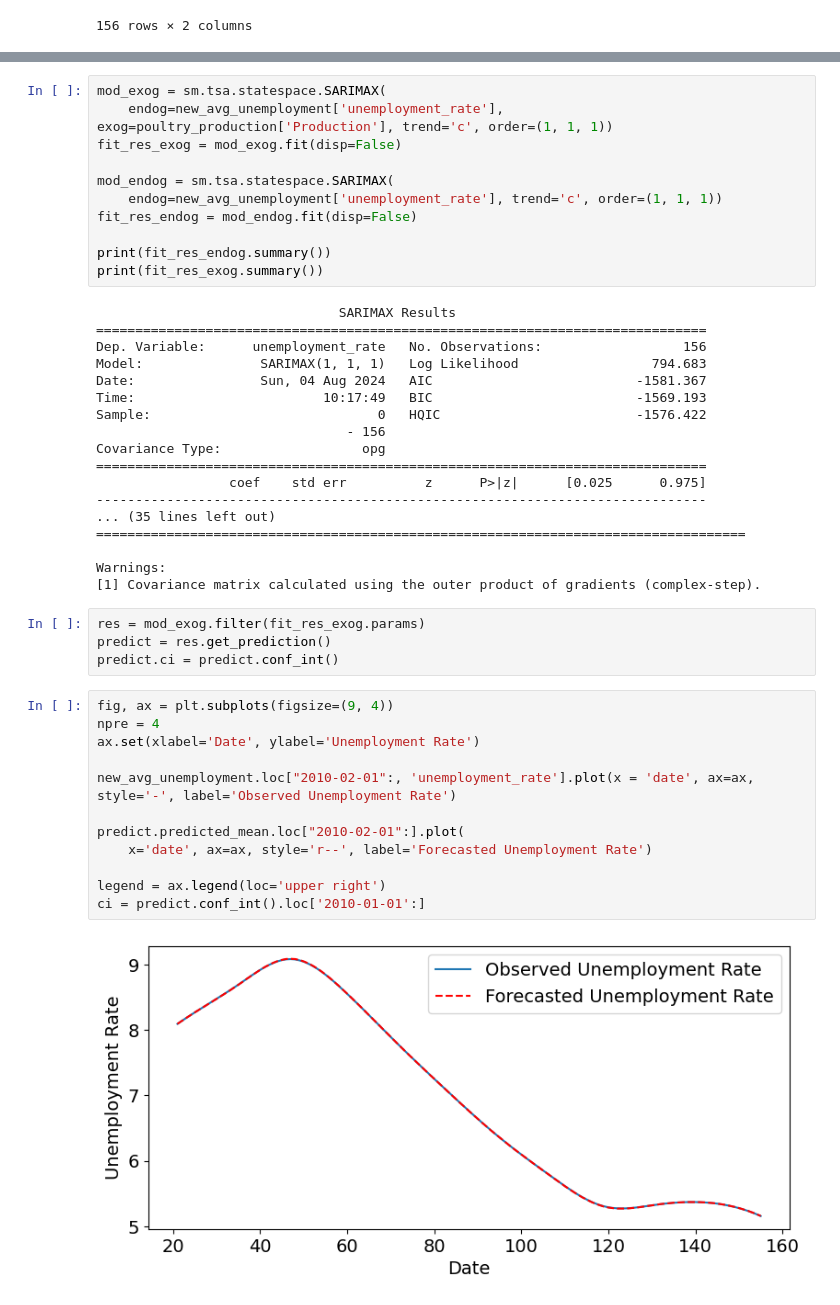
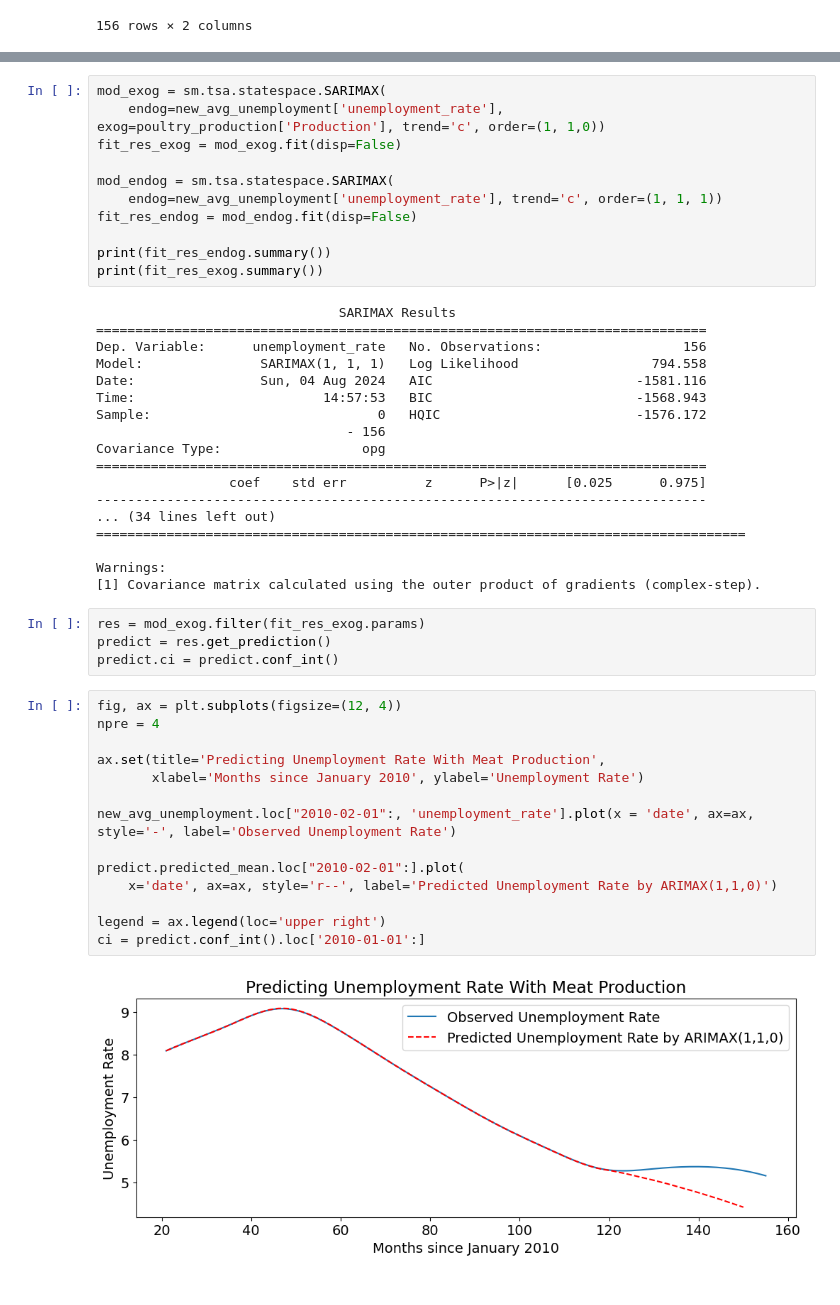
Before and after one commit to arjashok/2024-Summer-Datathon, a Jupyter notebook: src/ARMA Model.ipynb, the cells around one changed output, grey strips where cells are left out. Cells and saved outputs as stored; diff of their text form.

Commit message:
arima with future predictions

```diff
--- a/src/ARMA Model.ipynb
+++ b/src/ARMA Model.ipynb
@@ -83,6 +80,6 @@ new_avg_unemployment.plot(ax=ax2, x='date')
 # %%
 mod_exog = sm.tsa.statespace.SARIMAX(
-    endog=new_avg_unemployment['unemployment_rate'], exog=poultry_production['Production'], trend='c', order=(1, 1, 1))
+    endog=new_avg_unemployment['unemployment_rate'], exog=poultry_production['Production'], trend='c', order=(1, 1,0))
 fit_res_exog = mod_exog.fit(disp=False)
 
 mod_endog = sm.tsa.statespace.SARIMAX(
@@ -95,16 +92,16 @@ print(fit_res_exog.summary())
                                SARIMAX Results
 ==============================================================================
 Dep. Variable:      unemployment_rate   No. Observations:                  156
-Model:               SARIMAX(1, 1, 1)   Log Likelihood                 794.683
-Date:                Sun, 04 Aug 2024   AIC                          -1581.367
-Time:                        10:17:49   BIC                          -1569.193
-Sample:                             0   HQIC                         -1576.422
+Model:               SARIMAX(1, 1, 1)   Log Likelihood                 794.558
+Date:                Sun, 04 Aug 2024   AIC                          -1581.116
+Time:                        14:57:53   BIC                          -1568.943
+Sample:                             0   HQIC                         -1576.172
                                 - 156
 Covariance Type:                  opg
 ==============================================================================
                  coef    std err          z      P>|z|      [0.025      0.975]
 ------------------------------------------------------------------------------
-... (35 lines left out)
+... (34 lines left out)
 ===================================================================================
 
 Warnings:
@@ -114,19 +111,21 @@ res = mod_exog.filter(fit_res_exog.params)
 predict = res.get_prediction()
 predict.ci = predict.conf_int()
 # %%
-fig, ax = plt.subplots(figsize=(9, 4))
+fig, ax = plt.subplots(figsize=(12, 4))
 npre = 4
-ax.set(xlabel='Date', ylabel='Unemployment Rate')
+
+ax.set(title='Predicting Unemployment Rate With Meat Production',
+       xlabel='Months since January 2010', ylabel='Unemployment Rate')
 
 new_avg_unemployment.loc["2010-02-01":, 'unemployment_rate'].plot(x = 'date', ax=ax, style='-', label='Observed Unemployment Rate')
 
 predict.predicted_mean.loc["2010-02-01":].plot(
-    x='date', ax=ax, style='r--', label='Forecasted Unemployment Rate')
+    x='date', ax=ax, style='r--', label='Predicted Unemployment Rate by ARIMAX(1,1,0)')
 
 legend = ax.legend(loc='upper right')
 ci = predict.conf_int().loc['2010-01-01':]
 # %% [output]
-[figure, old version]
+[figure, new version]
 # %%
 fig, ax = plt.subplots(figsize=(9, 4))
 npre = 4
```
Also changed, not shown: parts of 7 cells of this notebook, 1 other file.
